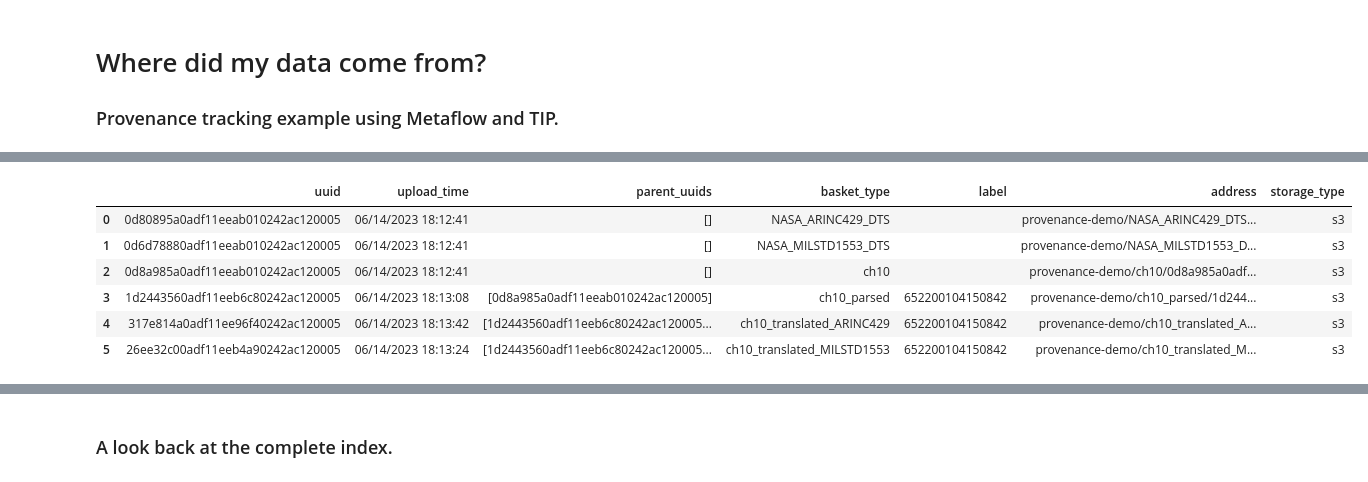
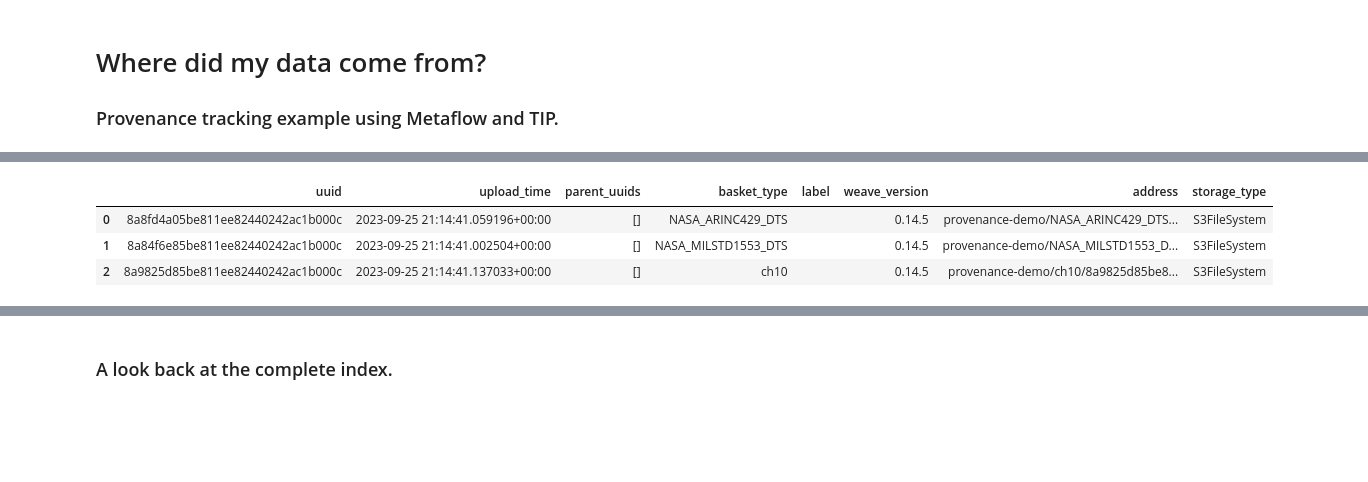
Before and after one commit to 309thEDDGE/opal, a Jupyter notebook: demo-notebooks/extract_transform_load_demo.ipynb, the cells around one changed output, grey strips where cells are left out. Saved outputs shown, nothing was run; the diff lists cells and outputs as text; code cells hidden in the pictures; blank space fills up the shorter version.

```diff
--- a/demo-notebooks/extract_transform_load_demo.ipynb
+++ b/demo-notebooks/extract_transform_load_demo.ipynb
@@ -124,14 +149,11 @@ Validating your flow...
 # %%
-small_index = create_index_from_s3('provenance-demo')
+small_index = weave.index.create_index.create_index_from_fs(root_dir='provenance-demo', file_system=s3)
 small_index
 # %% [output]
-|  | uuid | upload_time | parent_uuids | basket_type | label | address | storage_type |
-| 0 | 0d80895a0adf11eeab010242ac120005 | 06/14/2023 18:12:41 | [] | NASA_ARINC429_DTS |  | provenance-demo/NASA_ARINC429_DTS... | s3 |
-| 1 | 0d6d78880adf11eeab010242ac120005 | 06/14/2023 18:12:41 | [] | NASA_MILSTD1553_DTS |  | provenance-demo/NASA_MILSTD1553_D... | s3 |
-| 2 | 0d8a985a0adf11eeab010242ac120005 | 06/14/2023 18:12:41 | [] | ch10 |  | provenance-demo/ch10/0d8a985a0adf... | s3 |
-| 3 | 1d2443560adf11eeb6c80242ac120005 | 06/14/2023 18:13:08 | [0d8a985a0adf11eeab010242ac120005] | ch10_parsed | 652200104150842 | provenance-demo/ch10_parsed/1d244... | s3 |
-| 4 | 317e814a0adf11ee96f40242ac120005 | 06/14/2023 18:13:42 | [1d2443560adf11eeb6c80242ac120005... | ch10_translated_ARINC429 | 652200104150842 | provenance-demo/ch10_translated_A... | s3 |
-| 5 | 26ee32c00adf11eeb4a90242ac120005 | 06/14/2023 18:13:24 | [1d2443560adf11eeb6c80242ac120005... | ch10_translated_MILSTD1553 | 652200104150842 | provenance-demo/ch10_translated_M... | s3 |
+|  | uuid | upload_time | parent_uuids | basket_type | label | weave_version | address | storage_type |
+| 0 | 8a8fd4a05be811ee82440242ac1b000c | 2023-09-25 21:14:41.059196+00:00 | [] | NASA_ARINC429_DTS |  | 0.14.5 | provenance-demo/NASA_ARINC429_DTS... | S3FileSystem |
+| 1 | 8a84f6e85be811ee82440242ac1b000c | 2023-09-25 21:14:41.002504+00:00 | [] | NASA_MILSTD1553_DTS |  | 0.14.5 | provenance-demo/NASA_MILSTD1553_D... | S3FileSystem |
+| 2 | 8a9825d85be811ee82440242ac1b000c | 2023-09-25 21:14:41.137033+00:00 | [] | ch10 |  | 0.14.5 | provenance-demo/ch10/8a9825d85be8... | S3FileSystem |
 # %%
 arinc_basket = small_index[small_index.basket_type == 'ch10_translated_ARINC429']
 arinc_path = arinc_basket.address.iloc[0]
```
Also changed, not shown: parts of 16 cells of this notebook, 3 other files.
